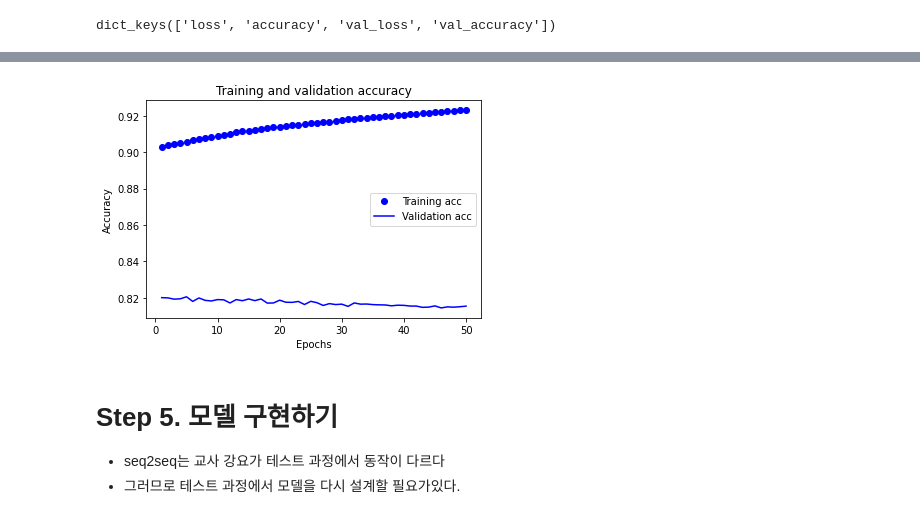
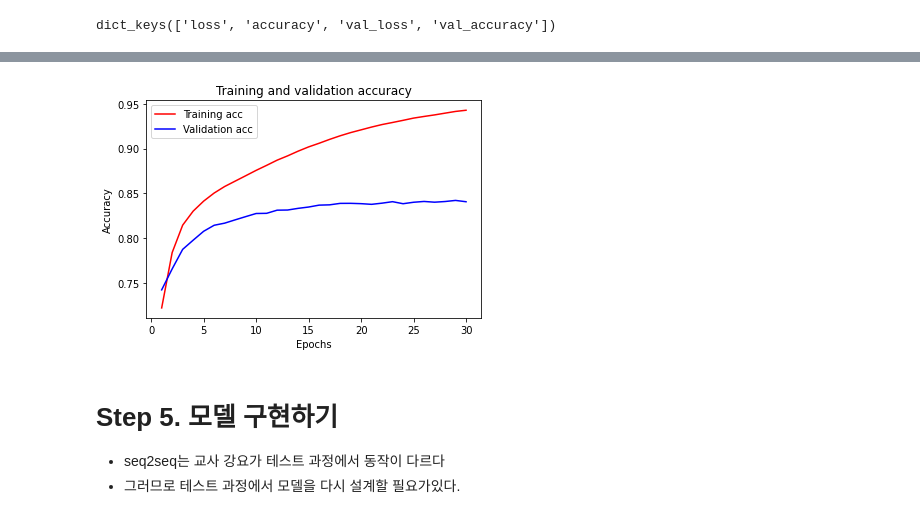
Before and after one commit to sgr1118/EX, a Jupyter notebook: [Exp_10]_Create_translator.ipynb, the cells around one changed output, grey strips where cells are left out. Cells and saved outputs as stored; diff of their text form; code cells hidden in the pictures.

```diff
--- a/[Exp_10]_Create_translator.ipynb
+++ b/[Exp_10]_Create_translator.ipynb
@@ -139,7 +164,7 @@ Name: 22248, dtype: object
 # %%
 # tokenizer.texts_to_sequences()를 사용한 정수 시퀀스 변환 - 영어
 
-eng_tokenizer = Tokenizer(char_level=False) # 단어 단위로 Tokenizer를 생성합니다.
+eng_tokenizer = Tokenizer(split = '', filters= '') # 단어 단위로 Tokenizer를 생성합니다.
 eng_tokenizer.fit_on_texts(lines_c.eng) # 33000개의 행을 가진 eng의 각 행에 토큰화를 수행
 input_text = eng_tokenizer.texts_to_sequences(lines_c.eng) # 단어를 숫자값 인덱스로 변환하여 저장
 input_text[:3]
@@ -148,7 +173,7 @@ input_text[:3]
 # %%
 # tokenizer.texts_to_sequences()를 사용한 정수 시퀀스 변환 - 불어
 
-fra_tokenizer = Tokenizer(char_level=True)   # 단어 단위로 Tokenizer를 생성합니다.
+fra_tokenizer = Tokenizer(split = ' ', filters= '')   # 단어 단위로 Tokenizer를 생성합니다.
 fra_tokenizer.fit_on_texts(lines_c.fra)        # 33000개의 행을 가진 fra의 각 행에 토큰화를 수행
 target_text = fra_tokenizer.texts_to_sequences(lines_c.fra)     # 단어를 숫자값 인덱스로 변환하여 저장
 target_text[:3]
@@ -273,5 +318,5 @@ from tensorflow.keras.layers import Input, LSTM, Embedding, Dense, Masking
 from tensorflow.keras.models import Model
 # %%
 # 임베딩 벡터의 차원과 은닉 상태의 크기 지정
-embedding_dim = 64
-hidden_units = 64
+embedding_dim = 256
+hidden_units = 256
@@ -358,5 +397,5 @@ ________________________________________________________________________________
 # 모델 학습
 history = model.fit(x=[encoder_input_train, decoder_input_train], y=decoder_target_train, \
           validation_data = ([encoder_input_test, decoder_input_test], decoder_target_test),
-          batch_size=128, epochs=50)
+          batch_size=128, epochs=30)
 # %% [output]
@@ -409,17 +450,19 @@ plt.show()
 # %%
 plt.clf()   # 그림을 초기화합니다
-# "bo"는 "파란색 점"입니다
-plt.plot(epochs, acc, 'bo', label='Training acc')
+# "r"는 "빨간색 실선"입니다
+plt.plot(epochs, acc, 'r', label='Training acc')
 # b는 "파란 실선"입니다
 plt.plot(epochs, val_acc, 'b', label='Validation acc')
 plt.title('Training and validation accuracy')
 plt.xlabel('Epochs')
 plt.ylabel('Accuracy')
 plt.legend()
 
 plt.show()
+
+# 학습과 검증의 accuracy가 전부 안정적으로 증가하고있다.
 # %% [output]
-[figure, old version]
+[figure, new version]
 # %% [markdown]
 # Step 5. 모델 구현하기
 
```
Also changed, not shown: parts of 47 cells of this notebook.
